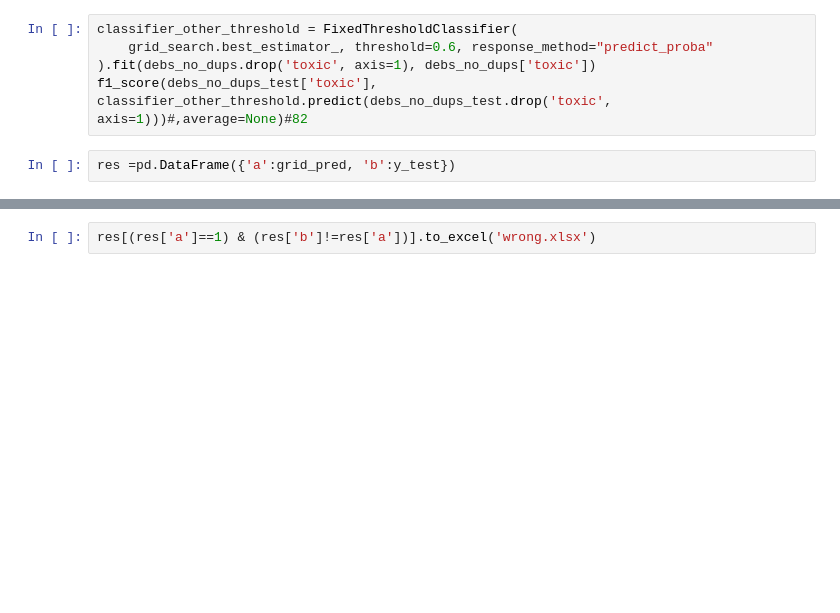
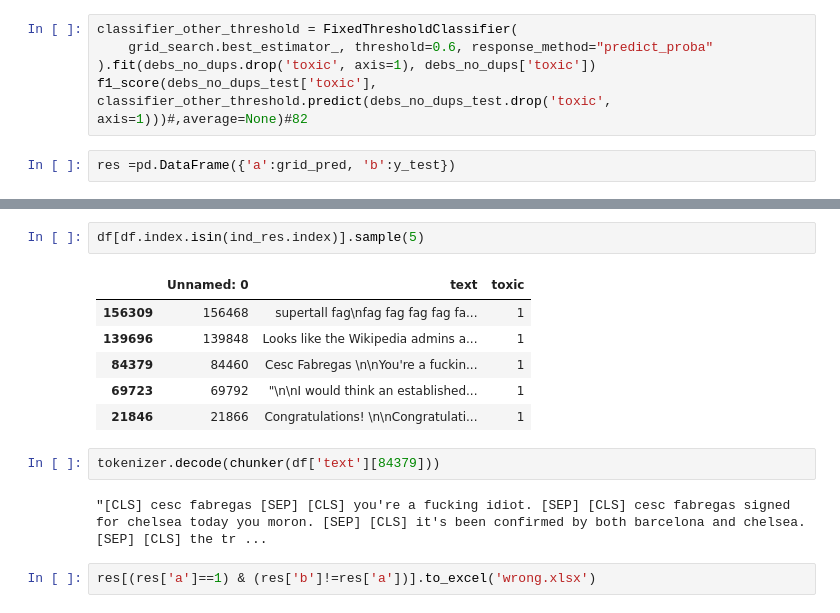
Before and after one commit to green-igor/wiki, a Jupyter notebook: wikiki (1).ipynb, the cells around one changed output, grey strips where cells are left out. Drawn from its saved outputs; the diff is of its cells as text; blank space fills up the shorter version.

```diff
--- a/wikiki (1).ipynb
+++ b/wikiki (1).ipynb
@@ -1046,3 +1064,16 @@ res[(res['a']==1) & (res['b']!=res['a'])]
+# %%
+df[df.index.isin(ind_res.index)].sample(5)
+# %% [output]
+|  | Unnamed: 0 | text | toxic |
+| 156309 | 156468 | supertall fag\nfag fag fag fag fa... | 1 |
+| 139696 | 139848 | Looks like the Wikipedia admins a... | 1 |
+| 84379 | 84460 | Cesc Fabregas \n\nYou're a fuckin... | 1 |
+| 69723 | 69792 | "\n\nI would think an established... | 1 |
+| 21846 | 21866 | Congratulations! \n\nCongratulati... | 1 |
+# %%
+tokenizer.decode(chunker(df['text'][84379]))
+# %% [output]
+"[CLS] cesc fabregas [SEP] [CLS] you're a fucking idiot. [SEP] [CLS] cesc fabregas signed for chelsea today you moron. [SEP] [CLS] it's been confirmed by both barcelona and chelsea. [SEP] [CLS] the tr ...
 # %%
 res[(res['a']==1) & (res['b']!=res['a'])].to_excel('wrong.xlsx')
 # %%
```
Also changed, not shown: parts of 40 cells of this notebook.
